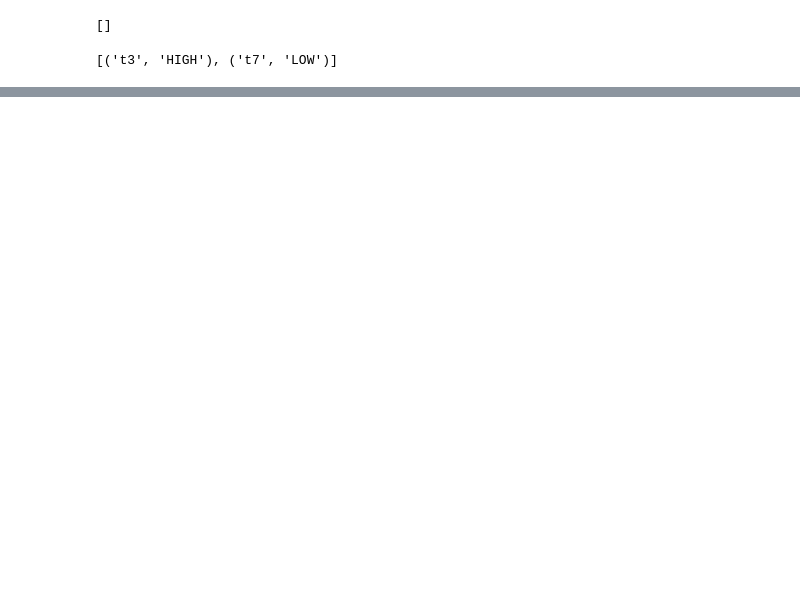
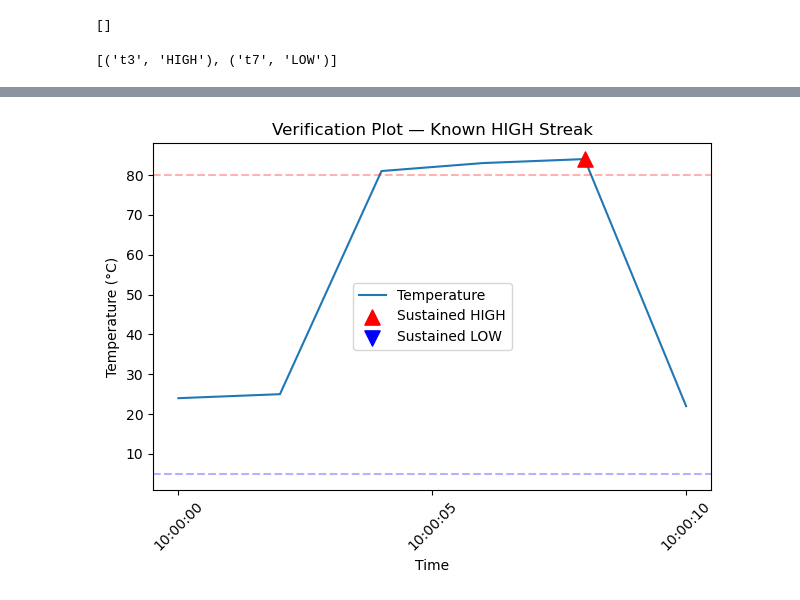
Before and after one commit to Abibrdwj/plc-projects, a Jupyter notebook: python-automation/ConveyorPipeline_MockData_CSVLogging.ipynb, the cells around one changed output, grey strips where cells are left out. Drawn from its saved outputs; the diff is of its cells as text; code cells hidden in the pictures; blank space fills up the shorter version.

```diff
--- a/python-automation/ConveyorPipeline_MockData_CSVLogging.ipynb
+++ b/python-automation/ConveyorPipeline_MockData_CSVLogging.ipynb
@@ -211,0 +259,68 @@ print(analyze_log(log_file=test_file, n_consecutive=3))
+# %%
+# --- Verification: hand-built fixture with a known HIGH streak ---
+# Proves the marker-overlay logic (not just analyze_log) correctly
+# locates and plots the alarm at the right (time, temp) coordinate.
+
+verify_file = "dashboard_verify.csv"
+
+verify_rows = [
+    {"timestamp": "2026-08-24T10:00:00", "temp": "24", "item_count": "0", "motor_run": "True",
+     "system_ready": "True", "fault_active": "False", "temp_alarm_high": "False", "temp_alarm_low": "False"},
+    {"timestamp": "2026-08-24T10:00:02", "temp": "25", "item_count": "1", "motor_run": "True",
+     "system_ready": "True", "fault_active": "False", "temp_alarm_high": "False", "temp_alarm_low": "False"},
+    {"timestamp": "2026-08-24T10:00:04", "temp": "81", "item_count": "2", "motor_run": "True",
+     "system_ready": "False", "fault_active": "False", "temp_alarm_high": "True", "temp_alarm_low": "False"},
+    {"timestamp": "2026-08-24T10:00:06", "temp": "83", "item_count": "3", "motor_run": "True",
+     "system_ready": "False", "fault_active": "False", "temp_alarm_high": "True", "temp_alarm_low": "False"},
+    {"timestamp": "2026-08-24T10:00:08", "temp": "84", "item_count": "4", "motor_run": "True",
+     "system_ready": "False", "fault_active": "False", "temp_alarm_high": "True", "temp_alarm_low": "False"},
+    {"timestamp": "2026-08-24T10:00:10", "temp": "22", "item_count": "5", "motor_run": "True",
+     "system_ready": "True", "fault_active": "False", "temp_alarm_high": "False", "temp_alarm_low": "False"},
+]
+
+with open(verify_file, "w", newline="") as f:
+    writer = csv.DictWriter(f, fieldnames=FIELDNAMES)
+    writer.writeheader()
+    writer.writerows(verify_rows)
+
+# Re-run the exact same plotting logic, pointed at the fixture instead of LOG_FILE
+temp_list_v = []
+timestamp_v = []
+with open(verify_file, "r") as f:
+    reader = csv.DictReader(f)
+    for row in reader:
+        temp_list_v.append(float(row["temp"]))
+        timestamp_v.append(datetime.fromisoformat(row["timestamp"]))
+
+alarms_v = analyze_log(verify_file)
+print("Expected: one HIGH alarm at 2026-08-24T10:00:08 (3rd consecutive >80, temp=84)")
+print("Actual:  ", alarms_v)
+
+# --- Plot the verification fixture to visually confirm marker placement ---
+high_x_v, high_y_v = [], []
+low_x_v, low_y_v = [], []
+
+for ts_string, label in alarms_v:
+    ts = datetime.fromisoformat(ts_string)
+    idx = timestamp_v.index(ts)
+    temp_at_alarm = temp_list_v[idx]
+    if label == "HIGH":
+        high_x_v.append(ts)
+        high_y_v.append(temp_at_alarm)
+    else:
+        low_x_v.append(ts)
+        low_y_v.append(temp_at_alarm)
+
+plt.plot(timestamp_v, temp_list_v, label="Temperature")
+plt.scatter(high_x_v, high_y_v, color="red", marker="^", s=120, label="Sustained HIGH", zorder=5)
+plt.scatter(low_x_v, low_y_v, color="blue", marker="v", s=120, label="Sustained LOW", zorder=5)
+plt.axhline(80, color="red", linestyle="--", alpha=0.3)
+plt.axhline(5, color="blue", linestyle="--", alpha=0.3)
+plt.xlabel("Time")
+plt.ylabel("Temperature (°C)")
+plt.title("Verification Plot — Known HIGH Streak")
+plt.xticks(rotation=45)
+plt.legend()
+plt.tight_layout()
+plt.show()
+# %% [output]
@@ -212,3 +329,4 @@ print(analyze_log(log_file=test_file, n_consecutive=3))
+[figure, added]
 # %%
 ## Summary — Mock Data Generator
 - Built `next_reading()`: random-walk temp (not fresh-random) so alarm
```
Also changed, not shown: parts of 4 cells of this notebook, 1 other file.
